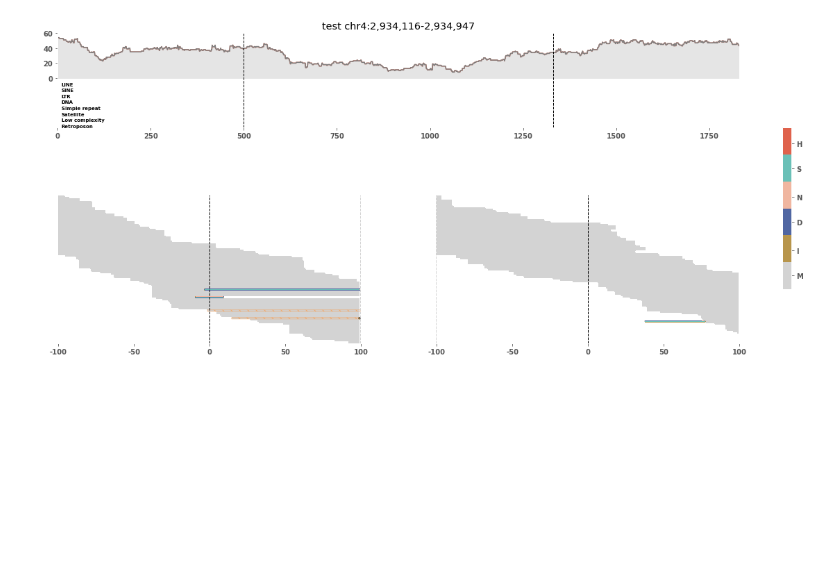
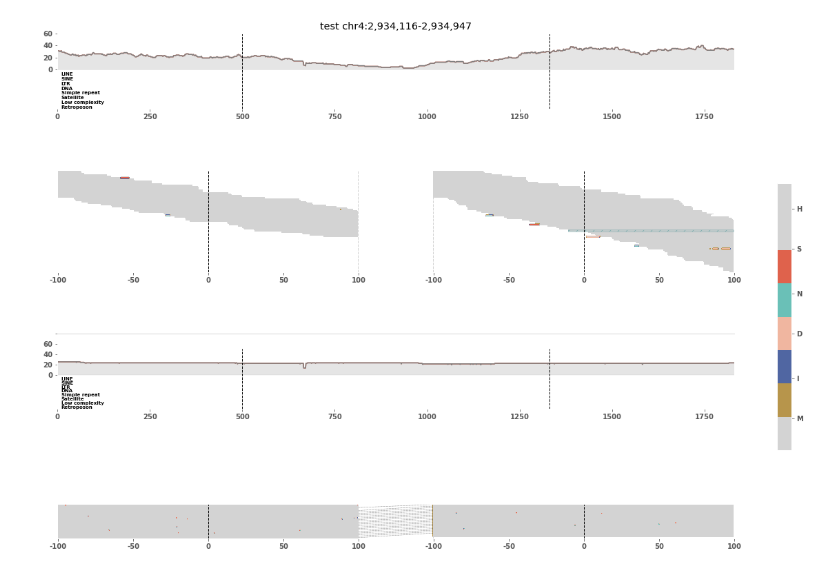
Before and after one commit to burgshrimps/cuban, a Jupyter notebook: sv-visualize.ipynb, the cells around one changed output. Cells and saved outputs as stored; diff of their text form; code cells hidden in the pictures; blank space fills up the shorter version.

```diff
--- a/sv-visualize.ipynb
+++ b/sv-visualize.ipynb
@@ -9,10 +9,10 @@ from lib.utils import add_comma_to_pos
 
 plt.style.use('ggplot')
 # %%
-bam_name_ill = '/confidential/typo/nantes/aligned_bam/62743_CD24051/GRCh38.bwa_mem.pe.sorted.mdup.recal.bam'
-#bam_name_ill = '/confidential/home01/Calavi/tGenVar/tech/illumina/bam_hg38/ill.17_08.hg38.bam'
-#bam_name_pb = '/confidential/tGenVar/tech/pb/bam_MDtag_hg38/pb.17_08.hg38.bam'
-repeats = '/confidential/tGenVar/ref/hg38/annotation/hg38_repeatmasker.tsv'
+#bam_name_ill = '/confidential/typo/nantes/aligned_bam/62743_CD24051/GRCh38.bwa_mem.pe.sorted.mdup.recal.bam'
+bam_name_ill = '/project/Variation/detection/svc/aligned_bam/HG002/mgi/GRCh38.bwa_mem.pe.sorted.mdup.recal.bam'
+bam_name_pb = '/project/Dicast/GIAB_data/PacBio_SequelII_CCS_11kb_HiFi/HG002_GRCh38.haplotag.10x.bam'
+repeats = '/project/Dicast/reference/annotation/hg38_repeatmasker.tsv'
 
 
 svid = 'test'
@@ -21,6 +21,6 @@ start = 2934116
 stop = 2934947
 title = svid + ' ' + chrom + ':' + add_comma_to_pos(start) + '-' + add_comma_to_pos(stop)
 # %%
-plot_breakpoints_ill(bam_name_ill, repeats, chrom, start, stop, collapse_ins=True, window=100, title=title)
+plot_breakpoints_ill_pb(bam_name_ill, bam_name_pb, repeats, chrom, start, stop, collapse_ins=True, window=100, title=title)
 # %% [output]
-[figure, old version]
+[figure, new version]
```
Also changed, not shown: 2 other files.
